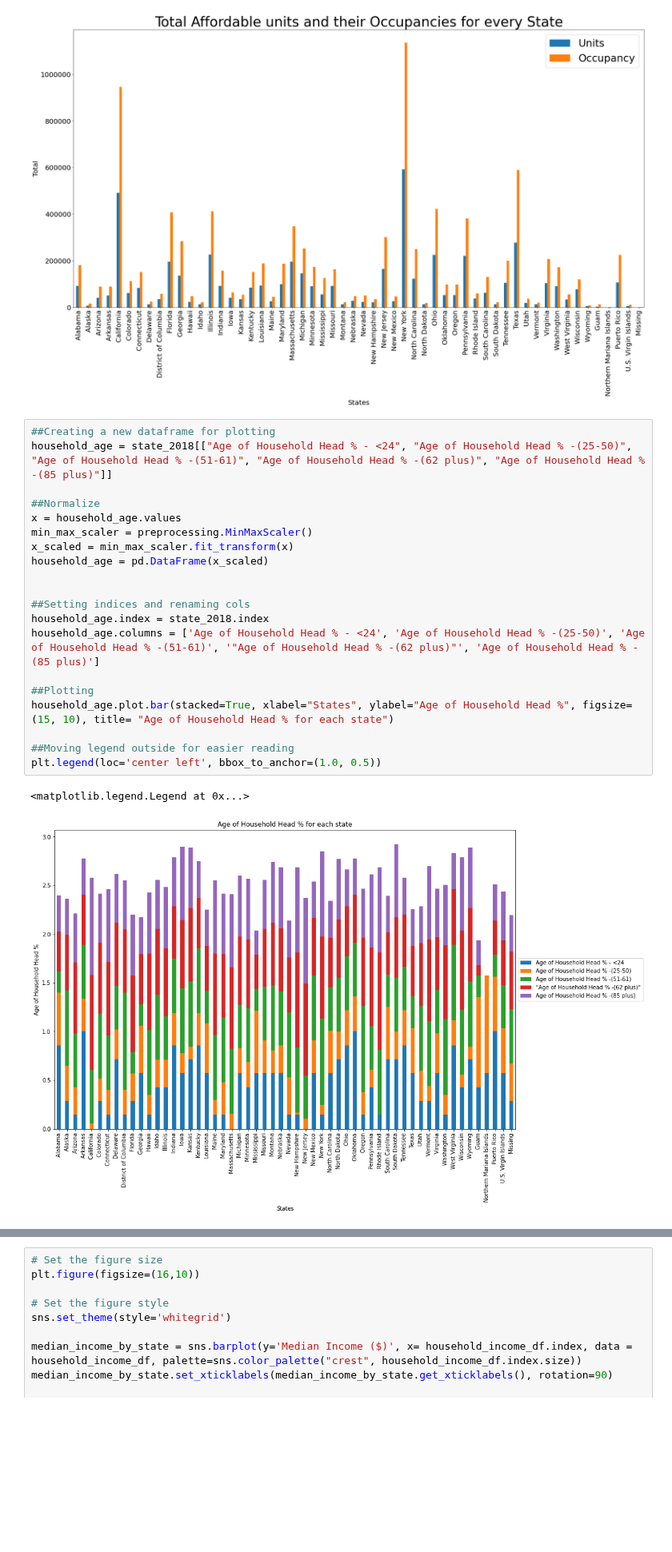
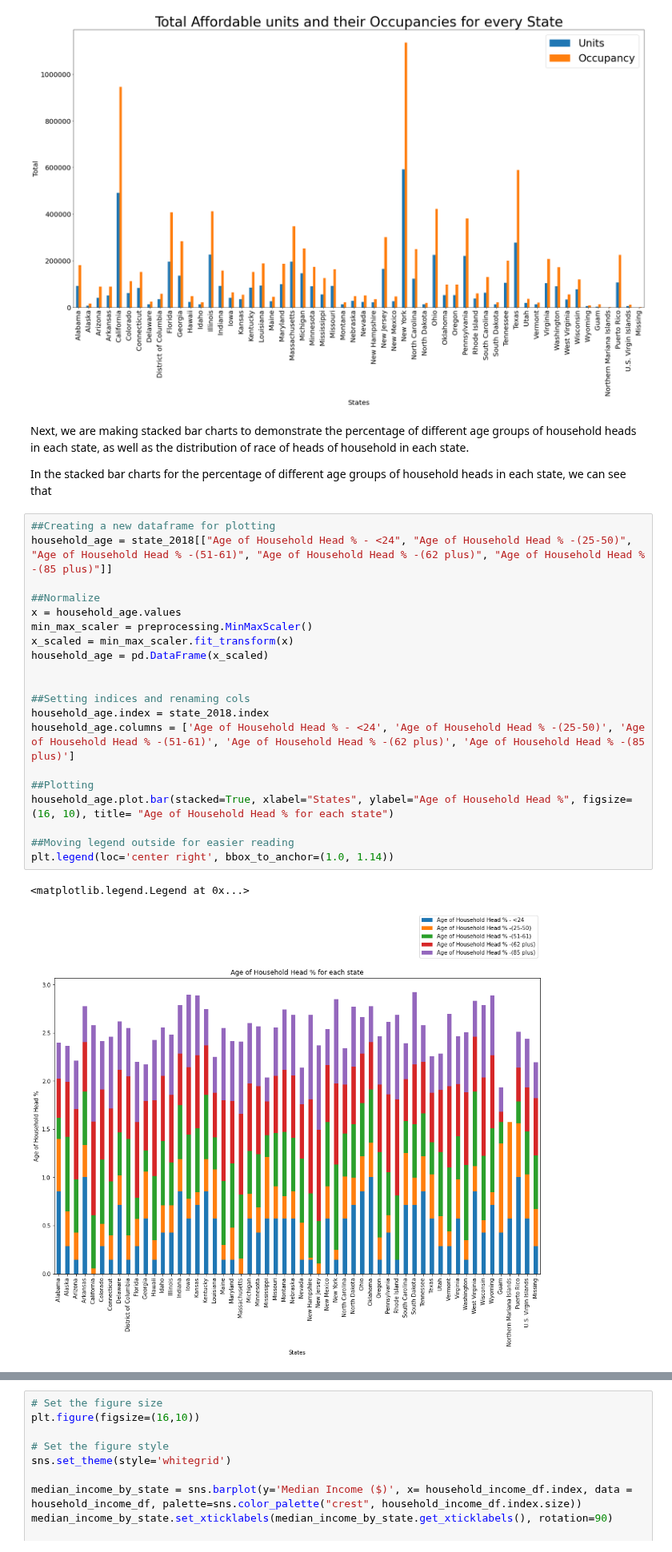
Before and after one commit to samuelscheffler/Housing-Data-Analysis, a Jupyter notebook: final-tutorial-Copy1.ipynb, the cells around one changed output, grey strips where cells are left out. Shown at 80% size. Saved outputs shown, nothing was run; the diff lists cells and outputs as text; blank space fills up the shorter version.

```diff
--- a/final-tutorial-Copy1.ipynb
+++ b/final-tutorial-Copy1.ipynb
@@ -305,26 +309,30 @@ plt.title('Total Affordable units and their Occupancies for every State', fontsi
 # %% [output]
 Text(0.5, 1.0, 'Total Affordable units and their Occupancies for every State')
 [figure]
+# %% [markdown]
+Next, we are making stacked bar charts to demonstrate the percentage of different age groups of household heads in each state, as well as the distribution of race of heads of household in each state. <br/>
+
+In the stacked bar charts for the percentage of different age groups of household heads in each state, we can see that
 # %%
 ##Creating a new dataframe for plotting
 household_age = state_2018[["Age of Household Head % - <24", "Age of Household Head % -(25-50)", "Age of Household Head % -(51-61)", "Age of Household Head % -(62 plus)", "Age of Household Head % -(85 plus)"]]
 
 ##Normalize
 x = household_age.values
 min_max_scaler = preprocessing.MinMaxScaler()
 x_scaled = min_max_scaler.fit_transform(x)
 household_age = pd.DataFrame(x_scaled)
 
 
 ##Setting indices and renaming cols
 household_age.index = state_2018.index
-household_age.columns = ['Age of Household Head % - <24', 'Age of Household Head % -(25-50)', 'Age of Household Head % -(51-61)', '"Age of Household Head % -(62 plus)"', 'Age of Household Head % -(85 plus)']
+household_age.columns = ['Age of Household Head % - <24', 'Age of Household Head % -(25-50)', 'Age of Household Head % -(51-61)', 'Age of Household Head % -(62 plus)', 'Age of Household Head % -(85 plus)']
 
 ##Plotting
-household_age.plot.bar(stacked=True, xlabel="States", ylabel="Age of Household Head %", figsize=(15, 10), title= "Age of Household Head % for each state")
+household_age.plot.bar(stacked=True, xlabel="States", ylabel="Age of Household Head %", figsize=(16, 10), title= "Age of Household Head % for each state")
 
 ##Moving legend outside for easier reading
-plt.legend(loc='center left', bbox_to_anchor=(1.0, 0.5))
+plt.legend(loc='center right', bbox_to_anchor=(1.0, 1.14))
 # %% [output]
 <matplotlib.legend.Legend at 0x...>
-[figure, old version]
+[figure, new version]
```
Also changed, not shown: parts of 15 cells of this notebook.
